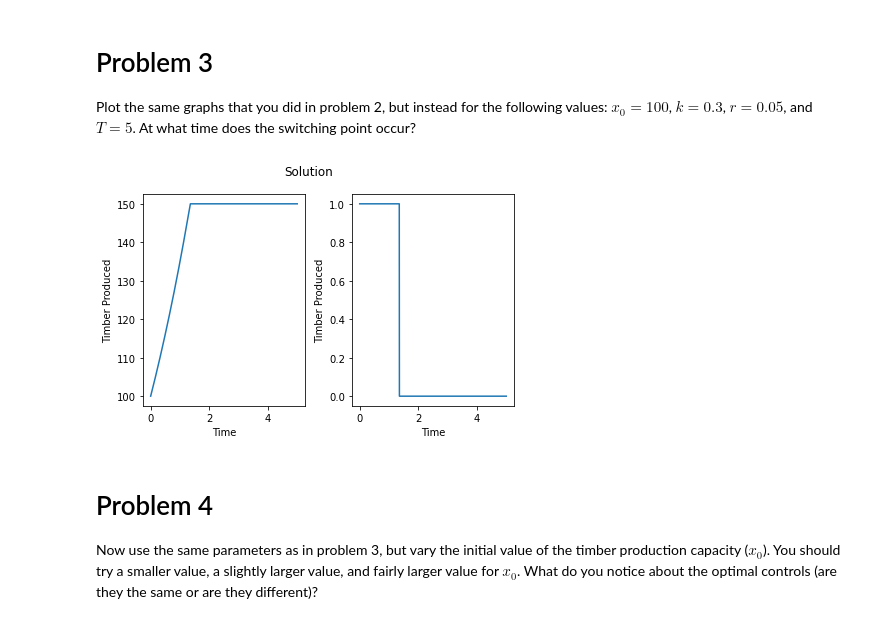
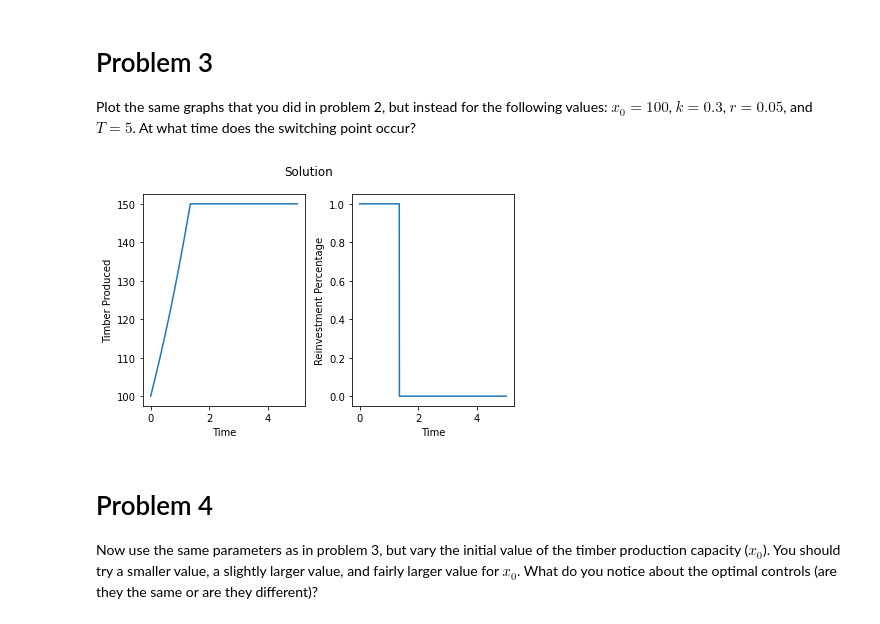
Before and after one commit to bryant0918/Model-Dynamics-and-Control, a Jupyter notebook: TimberHarvest/timber_harvest.ipynb, the cells around one changed output. Saved outputs shown, nothing was run; the diff lists cells and outputs as text; code cells hidden in the pictures.

Commit message:
Corrected Timber Harvest

```diff
--- a/TimberHarvest/timber_harvest.ipynb
+++ b/TimberHarvest/timber_harvest.ipynb
@@ -112,24 +113,24 @@ Plot the same graphs that you did in problem 2, but instead for the following va
 # %%
 x0 = 100
 k = .3
 r = .05
 T = 5
 
 t,x,u = solve_tree_harvest(x0,k,r,T)
 
 plt.subplot(121)
 plt.plot(t,x)
 plt.xlabel("Time")
 plt.ylabel("Timber Produced")
 plt.subplot(122)
 plt.plot(t,u)
 plt.xlabel("Time")
-plt.ylabel("Timber Produced")
+plt.ylabel("Reinvestment Percentage")
 plt.suptitle("Solution")
 plt.tight_layout()
 plt.show()
 # %% [output]
-[figure, old version]
+[figure, new version]
 # %% [markdown]
 # Problem 4
 
```
Also changed, not shown: parts of 2 cells of this notebook.
